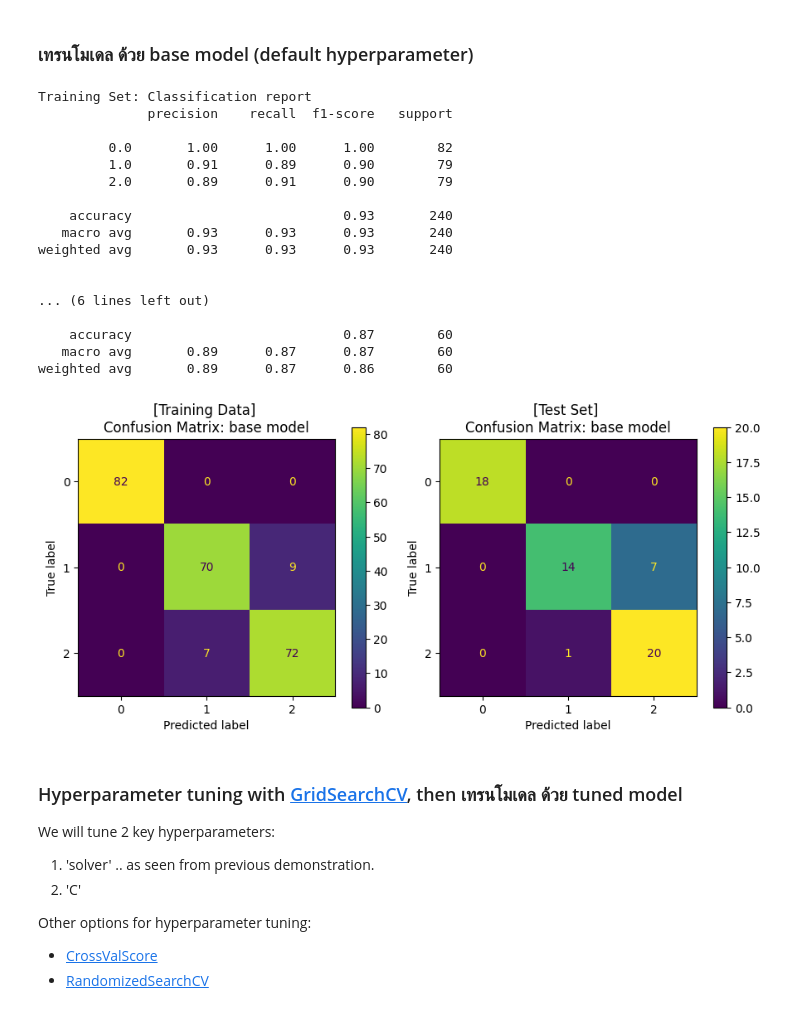
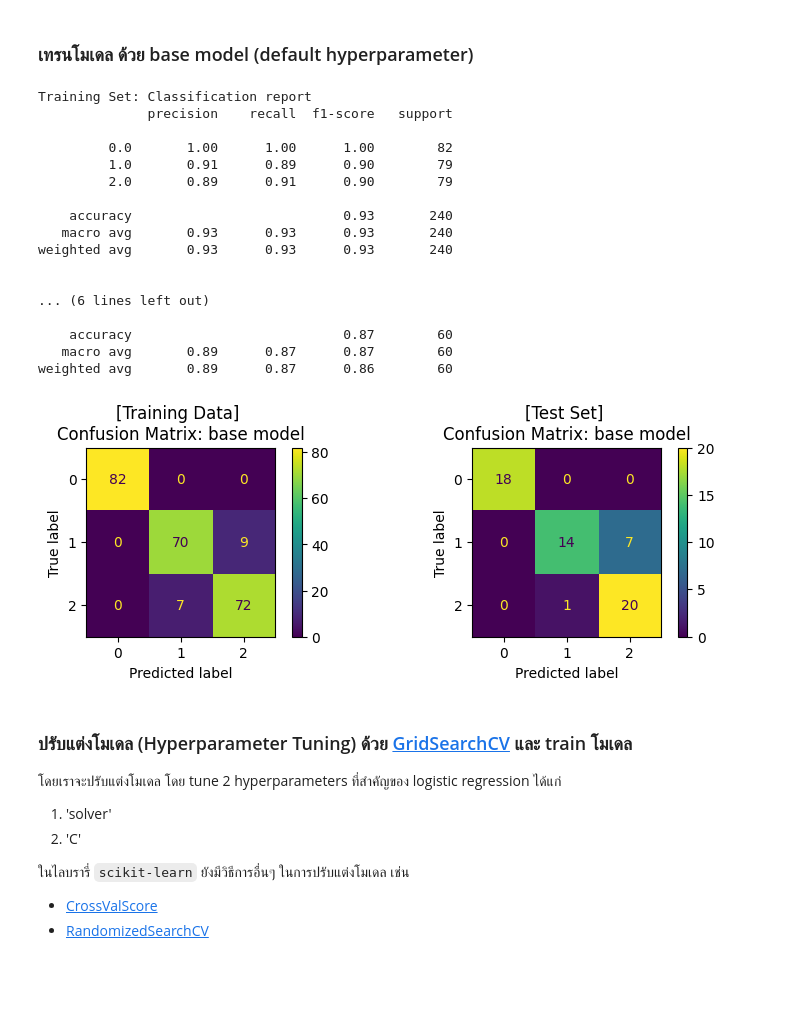
Before and after one commit to ichatnun/brainCodeCamp2023, a Jupyter notebook: Fundamentals/MachineLearning/logistic_regression.ipynb, the cells around one changed output. Saved outputs shown, nothing was run; the diff lists cells and outputs as text; code cells hidden in the pictures; blank space fills up the shorter version.

```diff
--- a/Fundamentals/MachineLearning/logistic_regression.ipynb
+++ b/Fundamentals/MachineLearning/logistic_regression.ipynb
@@ -153,11 +106,8 @@ Generate simulated 2-class data for binary classification with 2 features
 # %%
-def generate_multi_class_dataset(n_classes, mean_class, std_class,n_samples):
+def generate_multi_class_dataset(n_classes, n_features, mean_class, std_class,n_samples):
     # สร้างชุดข้อมูลแบบ multi-class
     # ตั้งค่า random seed สำหรับการทำซ้ำ (reproducibility)
     np.random.seed(RANDOM_SEED)
-
-    # กำหนด จำนวน features
-    n_features = 2
 
     #  สร้างข้อมูล x สำหรับแต่ละคลาส
     x_data = []
@@ -181,24 +131,26 @@ def generate_multi_class_dataset(n_classes, mean_class, std_class,n_samples):
 # กำหนด จำนวนคลาส
 n_classes = 2
 
-# กำหนดช่วงค่า Mean และ standard deviation สำหรับแต่ละคลาส
-mean_class = [[-2,-2], [2,2]]
-std_class  = [[1,1], [1.5,1.5]]
+# กำหนด จำนวน features
+n_features = 1
 
-# กำหนดจำนวนข้อมูล สำหรับแต่ละคลาส
-n_samples = 100
+# กำหนดค่า Mean และ standard deviation สำหรับแต่ละคลาส
+mean_class = [-2, 2]
+std_class  = [1, 1.5]
+
+# กำหนดจำนวนข้อมูล สำหรับแต่ละคลาส (รวม 100 จุด)
+n_samples =  50
 
 # ทำการสร้างชุดข้อมูล
-x, y = generate_multi_class_dataset(n_classes, mean_class, std_class,n_samples)
+x,y = generate_multi_class_dataset(n_classes, n_features, mean_class, std_class,n_samples)
 
-# Plot ข้อมูล x, y ที่มีอยู่
+# Plot ข้อมูล x, y ที่มีสร้างขึ้น
 plt.figure(figsize = (5,5))
-plt.scatter(x[y==0, 0], x[y==0, 1], c='b', label='Class 0')
-plt.scatter(x[y==1, 0], x[y==1, 1], c='r', label='Class 1')
-plt.xlabel('Feature 1')
-plt.ylabel('Feature 2')
+plt.scatter(x, y, c='b')
+plt.grid()
+plt.ylabel('y')
+plt.xlabel('x or Feature')
 plt.title('Simulated Data for Binary Classification')
-plt.legend()
 plt.tight_layout()
 plt.show()
 # %% [output]
@@ -398,6 +465,9 @@ liblinear: max accuracy=0.9767 at C=100
 # สร้างข้อมูลโดยการเรียกใช้ generate_multi_class_dataset
 # กำหนด จำนวนคลาส
 n_classes = 3
+
+# กำหนด จำนวน features
+n_features = 2
 
 # กำหนดช่วงค่า Mean และ standard deviation สำหรับแต่ละคลาส
 mean_class = [[-2,2], [1,0], [2,1]]
@@ -407,7 +477,7 @@ std_class  = [[0.5,0.5], [0.75,0.75],[0.75,0.5]]
 n_samples = 100
 
 # ทำการสร้างชุดข้อมูล
-x, y = generate_multi_class_dataset(n_classes, mean_class, std_class,n_samples)
+x, y = generate_multi_class_dataset(n_classes, n_features, mean_class, std_class,n_samples)
 
 # Plot ข้อมูล x, y ที่สร้างขึ้น
 plt.figure(figsize = (5,5))
@@ -463,7 +532,7 @@ x_test  = x_scaler.transform(x_test)
 # %% [markdown]
 ### เทรนโมเดล ด้วย base model (default hyperparameter)
 # %%
-fig, (ax1, ax2) = plt.subplots(1, 2, figsize=(9, 4))
+fig, (ax1, ax2) = plt.subplots(1, 2, figsize=(8, 3))
 
 # สร้างโมเดล
 base_clf = LogisticRegression()
@@ -490,42 +559,42 @@ y_pred = base_clf.predict(x_test)
 # แสดงผล classification ของโมเดล
 print('\nTest Set: Classification report')
 print(classification_report(y_test, y_pred))
 
 # คำนวนและแสดงผล confusion matrix ของ test set
 cm = confusion_matrix(y_test, y_pred)
 display = ConfusionMatrixDisplay(confusion_matrix=cm)
 display.plot(ax=ax2)
 ax2.set_title('[Test Set] \nConfusion Matrix: base model')
 
 plt.tight_layout()
 plt.show()
 # %% [output]
 Training Set: Classification report
               precision    recall  f1-score   support
 
          0.0       1.00      1.00      1.00        82
          1.0       0.91      0.89      0.90        79
          2.0       0.89      0.91      0.90        79
 
     accuracy                           0.93       240
    macro avg       0.93      0.93      0.93       240
 weighted avg       0.93      0.93      0.93       240
 
 
 ... (6 lines left out)
 
     accuracy                           0.87        60
    macro avg       0.89      0.87      0.87        60
 weighted avg       0.89      0.87      0.86        60
-[figure, old version]
+[figure, new version]
 # %% [markdown]
-### Hyperparameter tuning with [GridSearchCV](https://scikit-learn.org/stable/modules/generated/sklearn.model_selection.GridSearchCV.html#sklearn.model_selection.GridSearchCV), then เทรนโมเดล ด้วย tuned model
+### ปรับแต่งโมเดล (Hyperparameter Tuning) ด้วย [GridSearchCV](https://scikit-learn.org/stable/modules/generated/sklearn.model_selection.GridSearchCV.html#sklearn.model_selection.GridSearchCV) และ train โมเดล
 
-We will tune 2 key hyperparameters:
-1. 'solver' .. as seen from previous demonstration.
+โดยเราจะปรับแต่งโมเดล โดย tune 2 hyperparameters ที่สำคัญของ logistic regression ได้แก่
+1. 'solver'
 2. 'C'
 
-Other options for hyperparameter tuning:
+ในไลบรารี่ `scikit-learn` ยังมีวิธีการอื่นๆ ในการปรับแต่งโมเดล เช่น
 - [CrossValScore](https://scikit-learn.org/stable/modules/generated/sklearn.model_selection.cross_val_score.html#sklearn.model_selection.cross_val_score)
 - [RandomizedSearchCV](https://scikit-learn.org/stable/modules/generated/sklearn.model_selection.RandomizedSearchCV.html)
 # %%
```
Also changed, not shown: parts of 41 cells of this notebook, 1 other file.
